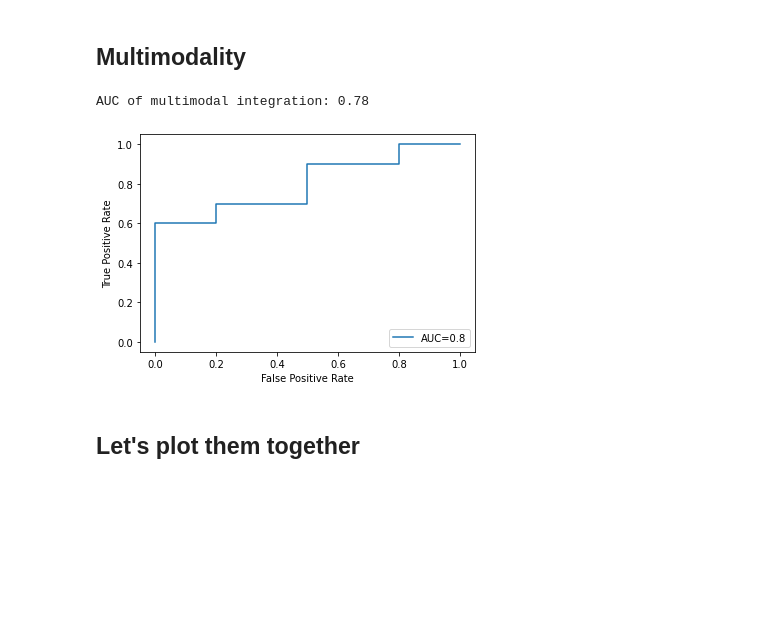
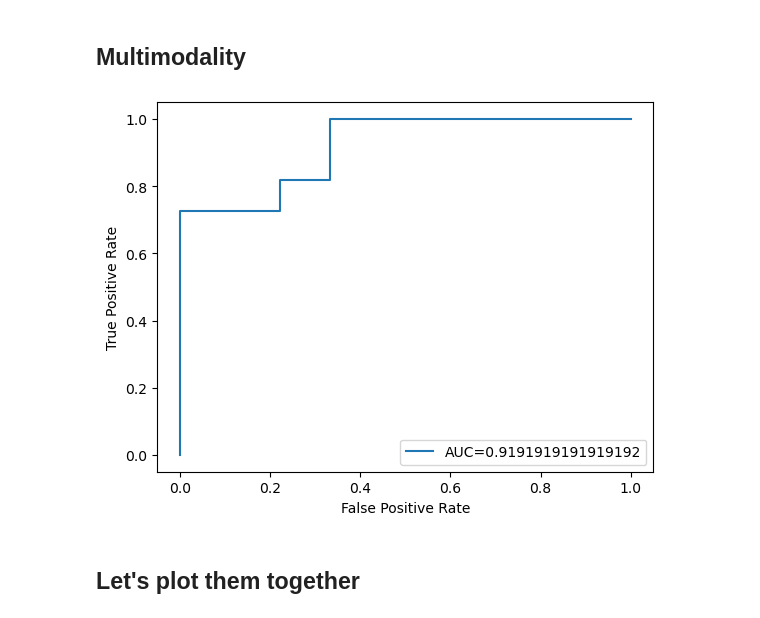
Before and after one commit to ChaorongC/mesa_cfdna, a Jupyter notebook: demo.ipynb, the cells around one changed output. Cells and saved outputs as stored; diff of their text form; code cells hidden in the pictures; blank space fills up the shorter version.

```diff
--- a/demo.ipynb
+++ b/demo.ipynb
@@ -163,13 +367,9 @@ mesa_multimodal = MESA_integration(
 # %%
-mesa_integration_summary = MESA_integration_summary(mesa_multimodal)
-print("AUC of multimodal integration: %s" % mesa_integration_summary[-1]) # @ Modified time: 2023-02-11 03:00:14 # @ Modified by: Chaorong Chen
+# ROC curve for modality_2 on dataset1
+y_pred_mesa = mesa_prediction[:, 1]
+plot_ROC(y_true=y_test, y_pred = y_pred_mesa)
 # %% [output]
-AUC of multimodal integration: 0.78
+[figure, added]
-# %%
-# ROC curve for SVM classifier
-plot_ROC(mesa_integration_summary[0], mesa_integration_summary[1])
-# %% [output]
-[figure, removed]
 # %% [markdown]
 ## Let's plot them together
 # %% [markdown]
```
Also changed, not shown: parts of 17 cells of this notebook, 1 other file.
